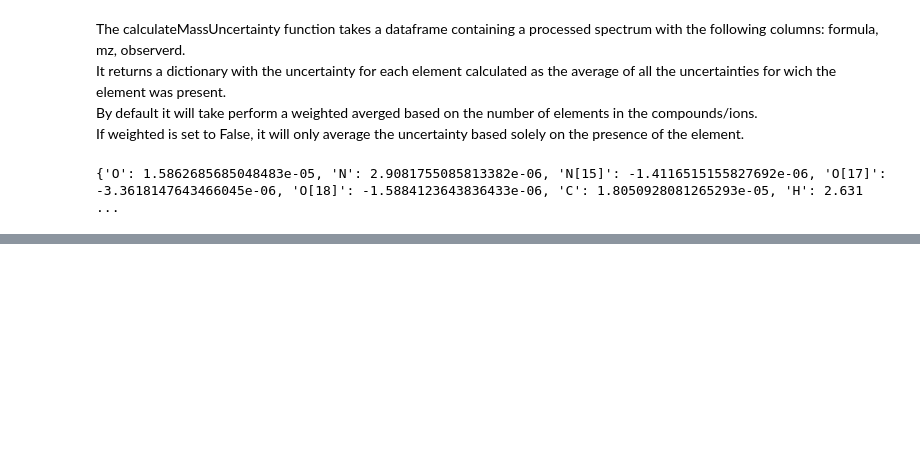
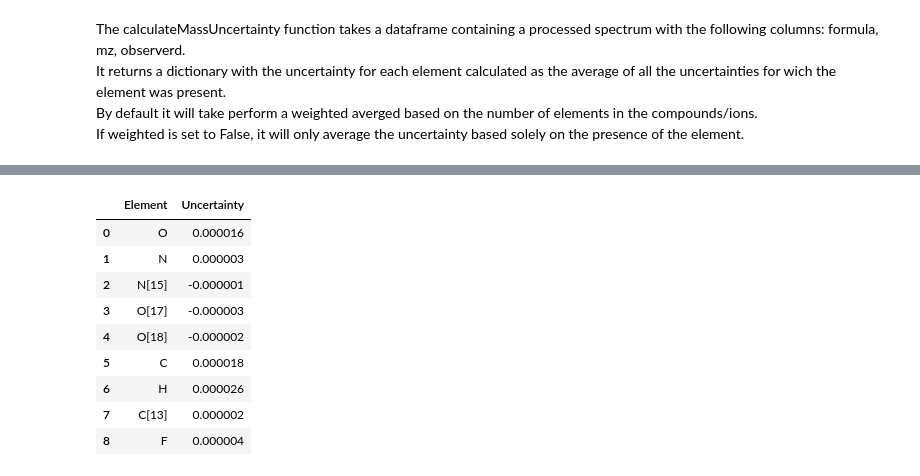
Before and after one commit to jokinen77/DataScienceProject1-Orbitrap, a Jupyter notebook: Elements Uncertainty.ipynb, the cells around one changed output, grey strips where cells are left out. Drawn from its saved outputs; the diff is of its cells as text; code cells hidden in the pictures; blank space fills up the shorter version.

```diff
--- a/Elements Uncertainty.ipynb
+++ b/Elements Uncertainty.ipynb
@@ -62,8 +55,17 @@ def calculateMassUncertainty(processedSpectrum, weighted=True, show=False):
 # %%
 %matplotlib notebook
 #calculateMassUncertainty(df)
-calculateMassUncertainty(df, True, True)
+calculateMassUncertainty(df, True, True,True)
 # %% [output]
-{'O': 1.5862685685048483e-05, 'N': 2.9081755085813382e-06, 'N[15]': -1.4116515155827692e-06, 'O[17]': -3.3618147643466045e-06, 'O[18]': -1.5884123643836433e-06, 'C': 1.8050928081265293e-05, 'H': 2.631 ...
 [interactive output not drawn]
 [interactive output not drawn]
+|  | Element | Uncertainty |
+| 0 | O | 0.000016 |
+| 1 | N | 0.000003 |
+| 2 | N[15] | -0.000001 |
+| 3 | O[17] | -0.000003 |
+| 4 | O[18] | -0.000002 |
+| 5 | C | 0.000018 |
+| 6 | H | 0.000026 |
+| 7 | C[13] | 0.000002 |
+| 8 | F | 0.000004 |
```
Also changed, not shown: parts of 14 cells of this notebook.
